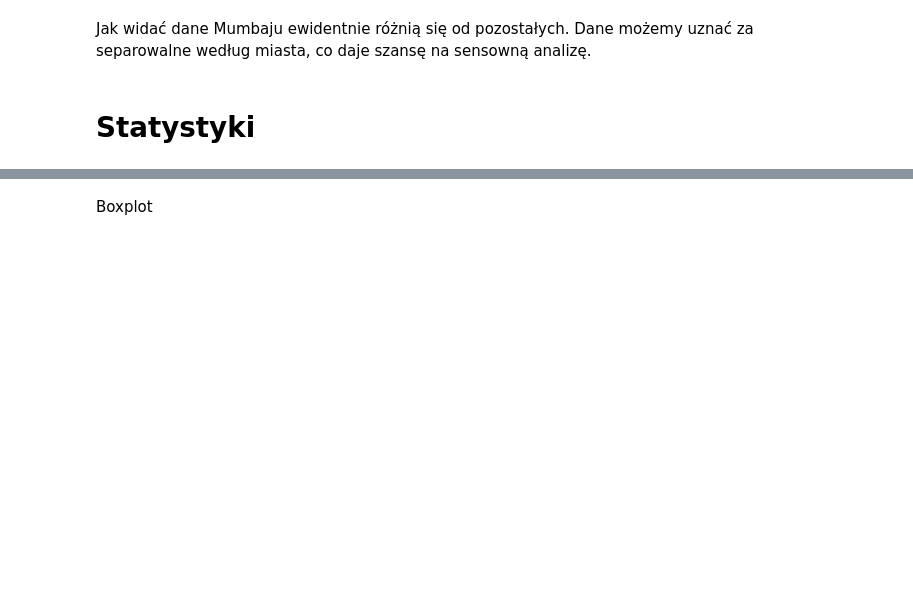
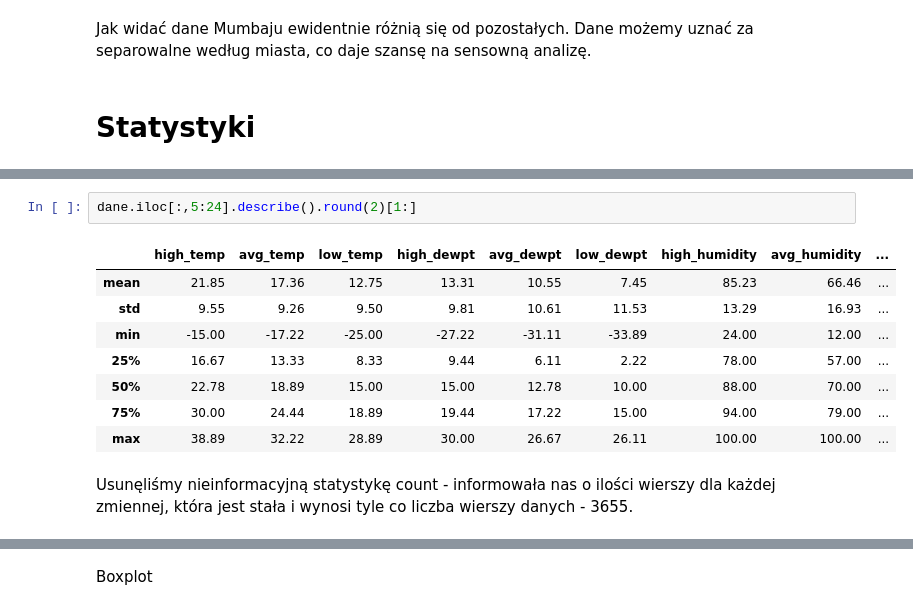
Before and after one commit to izakos/Projekt-eksploracyjna_analiza_danych, a Jupyter notebook: skrypty/Projekt2.ipynb, the cells around one changed output, grey strips where cells are left out. Cells and saved outputs as stored; diff of their text form; blank space fills up the shorter version.

```diff
--- a/skrypty/Projekt2.ipynb
+++ b/skrypty/Projekt2.ipynb
@@ -483,0 +424,13 @@ dane.describe()
+# %%
+dane.iloc[:,5:24].describe().round(2)[1:]
+# %% [output]
+|  | high_temp | avg_temp | low_temp | high_dewpt | avg_dewpt | low_dewpt | high_humidity | avg_humidity | ... |
+| mean | 21.85 | 17.36 | 12.75 | 13.31 | 10.55 | 7.45 | 85.23 | 66.46 | ... |
+| std | 9.55 | 9.26 | 9.50 | 9.81 | 10.61 | 11.53 | 13.29 | 16.93 | ... |
+| min | -15.00 | -17.22 | -25.00 | -27.22 | -31.11 | -33.89 | 24.00 | 12.00 | ... |
+| 25% | 16.67 | 13.33 | 8.33 | 9.44 | 6.11 | 2.22 | 78.00 | 57.00 | ... |
+| 50% | 22.78 | 18.89 | 15.00 | 15.00 | 12.78 | 10.00 | 88.00 | 70.00 | ... |
+| 75% | 30.00 | 24.44 | 18.89 | 19.44 | 17.22 | 15.00 | 94.00 | 79.00 | ... |
+| max | 38.89 | 32.22 | 28.89 | 30.00 | 26.67 | 26.11 | 100.00 | 100.00 | ... |
+# %% [markdown]
+Usunęliśmy nieinformacyjną statystykę count - informowała nas o ilości wierszy dla każdej zmiennej, która jest stała i wynosi tyle co liczba wierszy danych - 3655.
```
Also changed, not shown: parts of 67 cells of this notebook.
